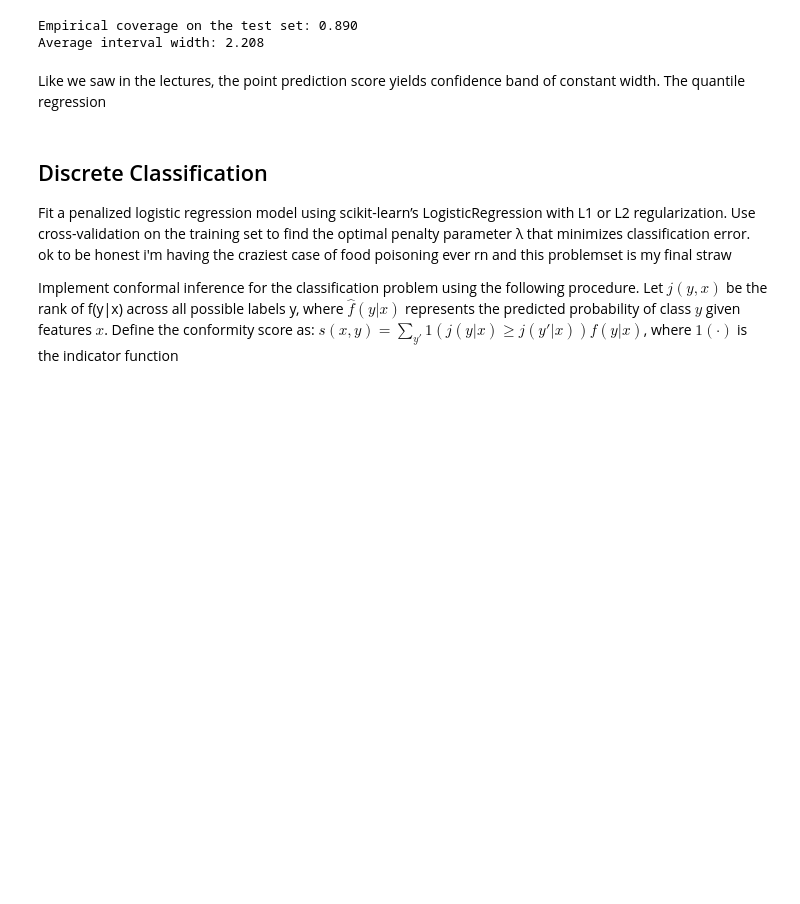
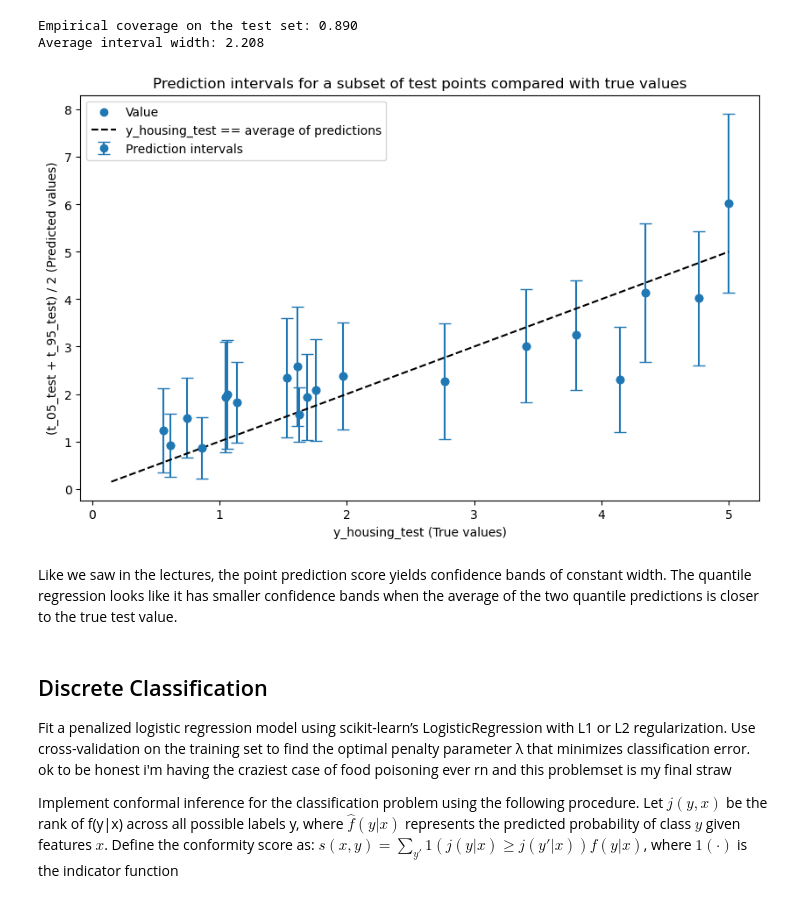
Before and after one commit to emilyfu1/assignments_ML, a Jupyter notebook: EmilyFu_A3.ipynb, the cells around one changed output. Cells and saved outputs as stored; diff of their text form; code cells hidden in the pictures; blank space fills up the shorter version.

```diff
--- a/EmilyFu_A3.ipynb
+++ b/EmilyFu_A3.ipynb
@@ -187,8 +187,28 @@ print(f'Average interval width: {avg_interval_width_qr:.3f}')
 # %% [output]
 Empirical coverage on the test set: 0.890
 Average interval width: 2.208
+# %%
+# and plot prediction intervals for a subset of test points compared with true values.
+# use average of predicted values? since there are two idk
+y_housing_pred_qr = (t_05_test[subset_indices] + t_95_test[subset_indices]) / 2
+
+plt.figure(figsize=(10, 6))
+plt.scatter(y_housing_test[subset_indices], y_housing_pred_qr, label='Value')
+plt.errorbar(y_housing_test[subset_indices], y_housing_pred_qr,
+             yerr=[y_housing_pred_qr - lower_qr[subset_indices],
+                    upper_qr[subset_indices] - y_housing_pred_qr],
+             fmt='o', capsize=5, label='Prediction intervals')
+plt.plot([y_housing_test.min(), y_housing_test.max()], [y_housing_test.min(), y_housing_test.max()],
+         'k--', label='y_housing_test == average of predictions')
+plt.xlabel('y_housing_test (True values)')
+plt.ylabel('(t_05_test + t_95_test) / 2 (Predicted values)')
+plt.title('Prediction intervals for a subset of test points compared with true values')
+plt.legend()
+plt.show()
+# %% [output]
+[figure, added]
 # %% [markdown]
-Like we saw in the lectures, the point prediction score yields confidence band of constant width. The quantile regression
+Like we saw in the lectures, the point prediction score yields confidence bands of constant width. The quantile regression looks like it has smaller confidence bands when the average of the two quantile predictions is closer to the true test value.
 # %% [markdown]
 ## Discrete Classification
 
```
Also changed, not shown: parts of 4 cells of this notebook.
